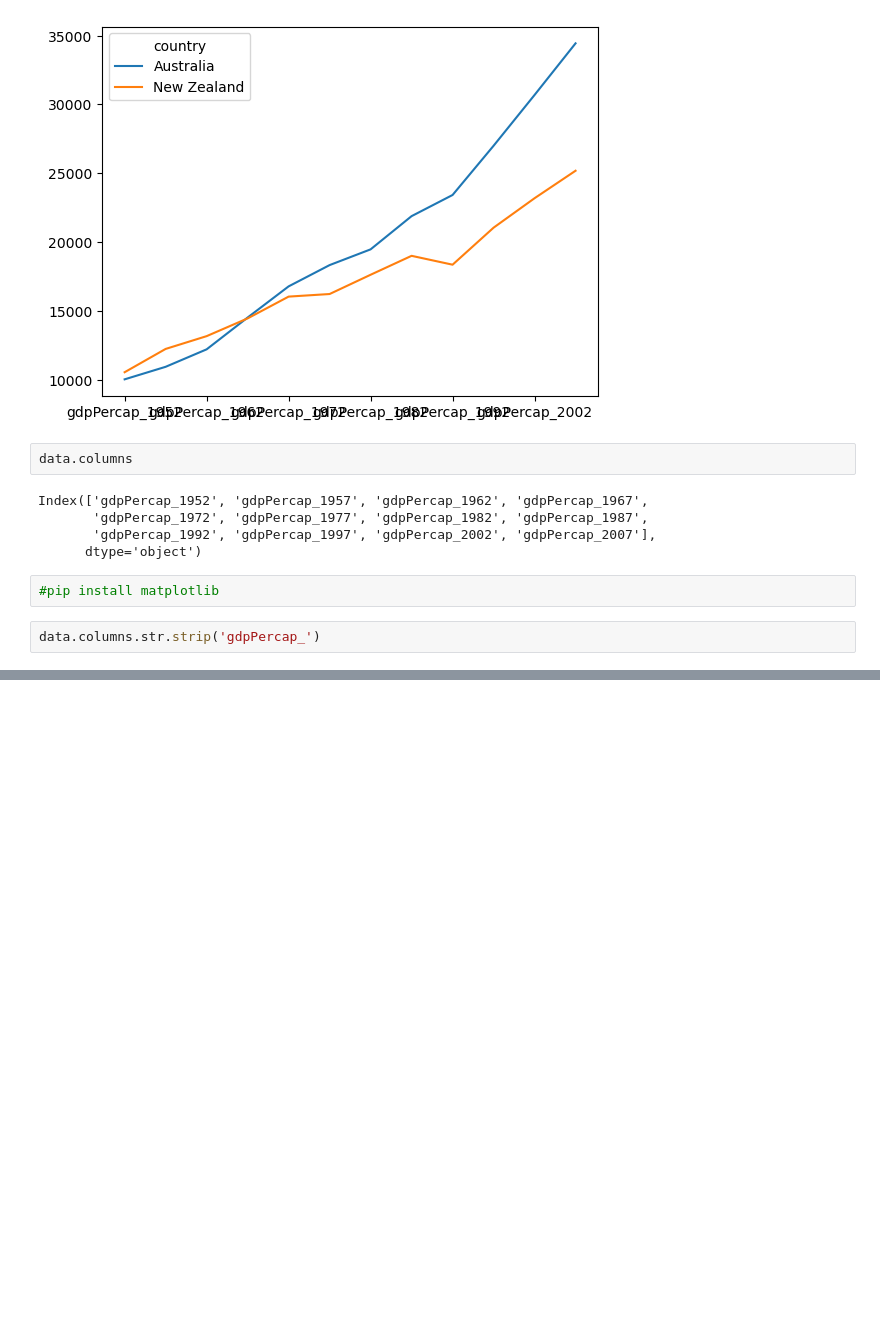
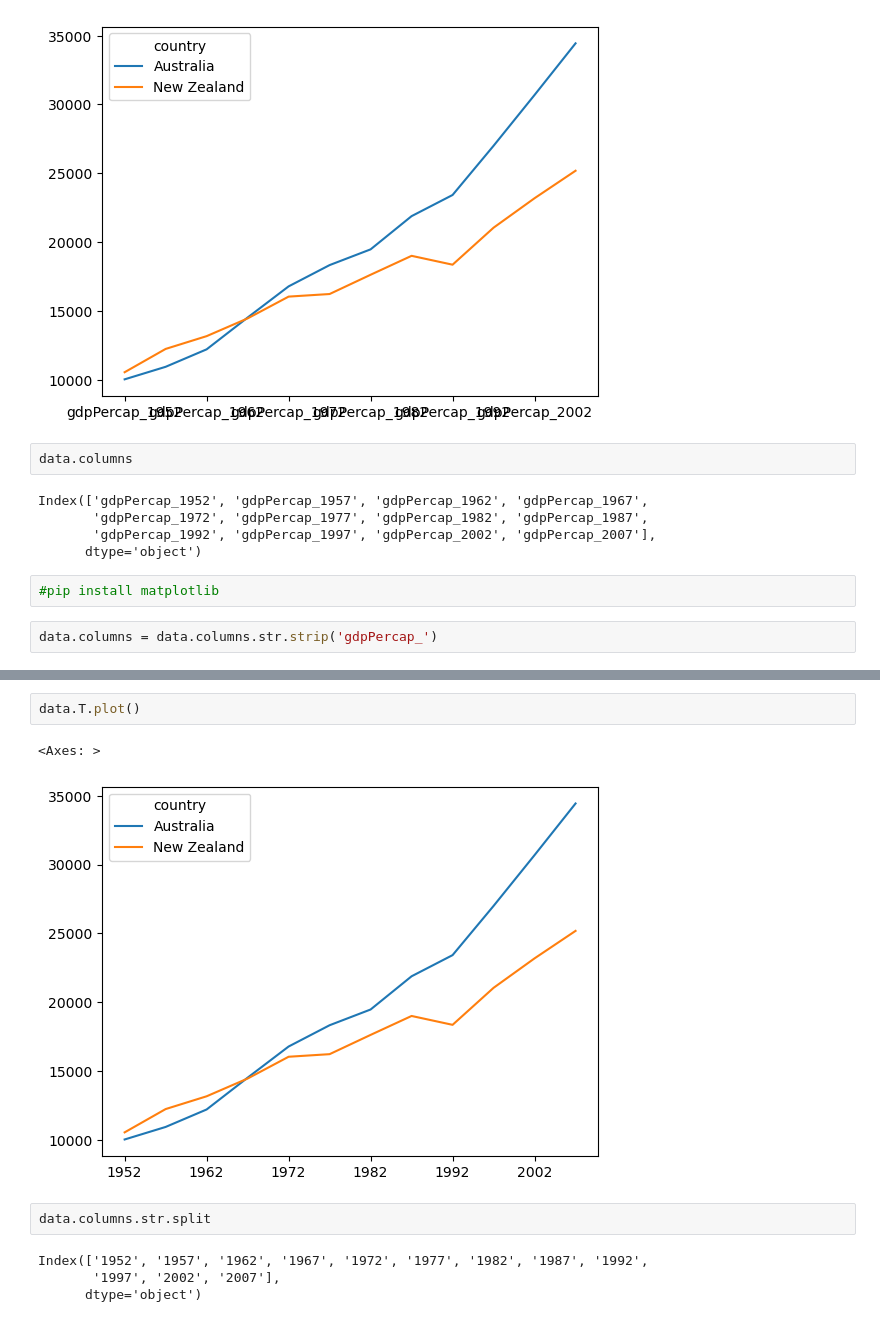
Before and after one commit to paulmaxus/2024-02-07-python, a Jupyter notebook: notebooks/plotting.ipynb, the cells around one changed output, grey strips where cells are left out. Drawn from its saved outputs; the diff is of its cells as text; blank space fills up the shorter version.

```diff
--- a/notebooks/plotting.ipynb
+++ b/notebooks/plotting.ipynb
@@ -31,4 +31,4 @@ Index(['gdpPercap_1952', 'gdpPercap_1957', 'gdpPercap_1962', 'gdpPercap_1967',
 # %%
 #pip install matplotlib
 # %%
-data.columns.str.strip('gdpPercap_')
+data.columns = data.columns.str.strip('gdpPercap_')
@@ -38,0 +42,11 @@ Index(['1952', '1957', '1962', '1967', '1972', '1977', '1982', '1987', '1992',
+# %%
+data.T.plot()
+# %% [output]
+<Axes: >
+[figure, added]
+# %%
+data.columns.str.split
+# %% [output]
+Index(['1952', '1957', '1962', '1967', '1972', '1977', '1982', '1987', '1992',
+       '1997', '2002', '2007'],
+      dtype='object')
```
Also changed, not shown: parts of 2 cells of this notebook.
